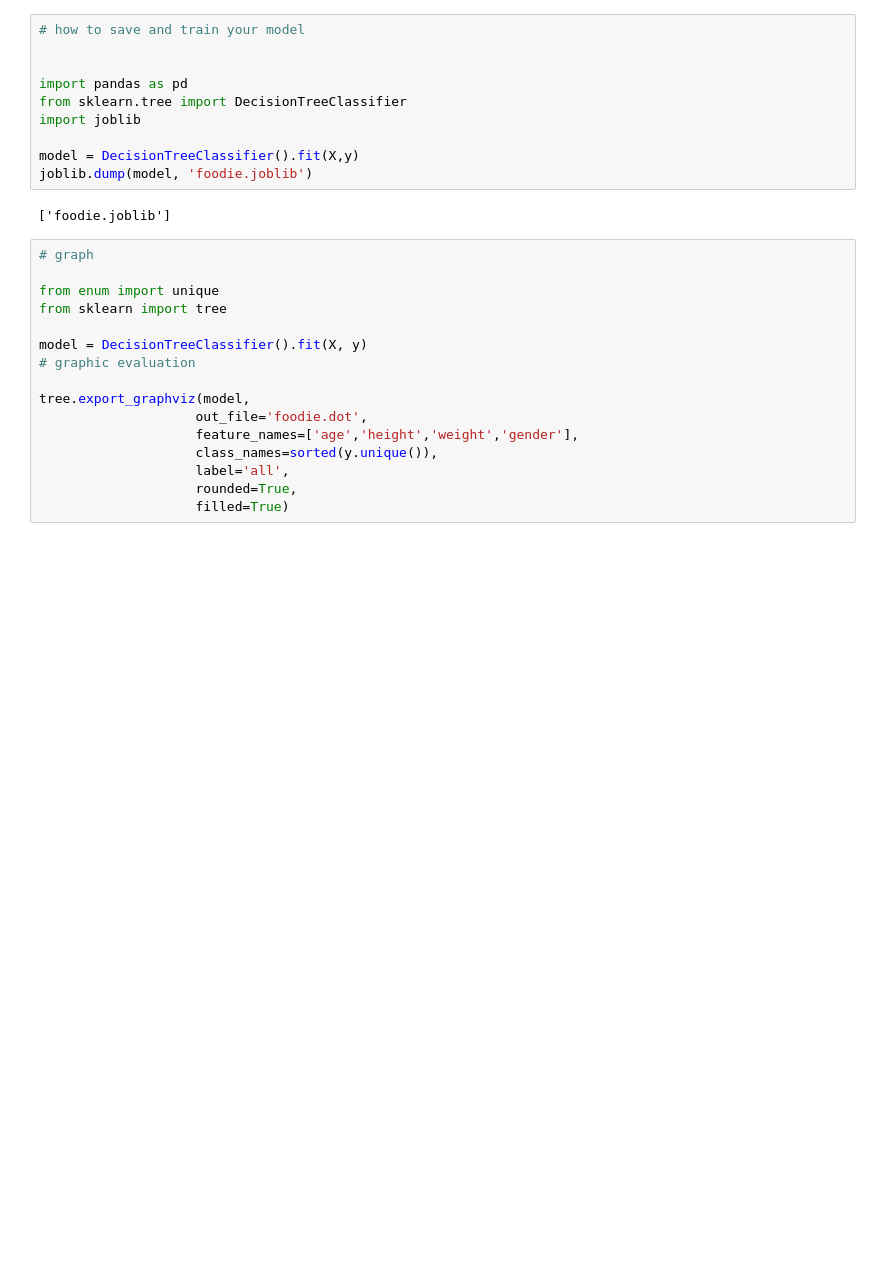
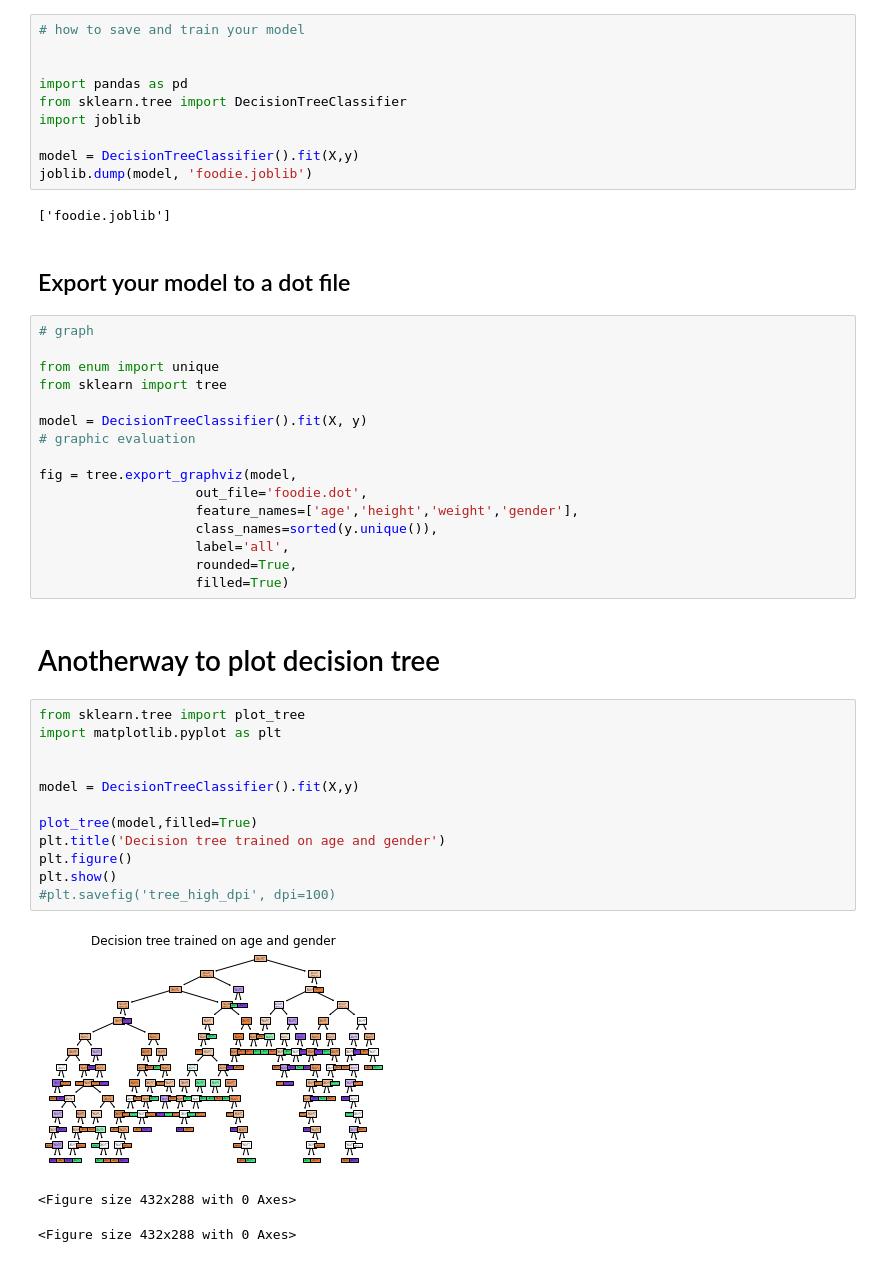
Before and after one commit to juneedpk/data-viz1, a Jupyter notebook: ML3/desicion_tree.ipynb, the cells around one changed output. Cells and saved outputs as stored; diff of their text form; blank space fills up the shorter version.

```diff
--- a/ML3/desicion_tree.ipynb
+++ b/ML3/desicion_tree.ipynb
@@ -69,6 +69,8 @@ model = DecisionTreeClassifier().fit(X,y)
 joblib.dump(model, 'foodie.joblib')
 # %% [output]
 ['foodie.joblib']
+# %% [markdown]
+## Export your model to a dot file
 # %%
 # graph
 
@@ -78,10 +80,28 @@ from sklearn import tree
 model = DecisionTreeClassifier().fit(X, y)
 # graphic evaluation
 
-tree.export_graphviz(model,
+fig = tree.export_graphviz(model,
                     out_file='foodie.dot',
                     feature_names=['age','height','weight','gender'],
                     class_names=sorted(y.unique()),
                     label='all',
                     rounded=True,
                     filled=True)
+# %% [markdown]
+# Anotherway to plot decision tree
+# %%
+from sklearn.tree import plot_tree
+import matplotlib.pyplot as plt
+
+
+model = DecisionTreeClassifier().fit(X,y)
+
+plot_tree(model,filled=True)
+plt.title('Decision tree trained on age and gender')
+plt.figure()
+plt.show()
+#plt.savefig('tree_high_dpi', dpi=100)
+# %% [output]
+[figure, added]
+<Figure size 432x288 with 0 Axes>
+<Figure size 432x288 with 0 Axes>
```
Also changed, not shown: parts of 1 cell of this notebook, 3 other files.
